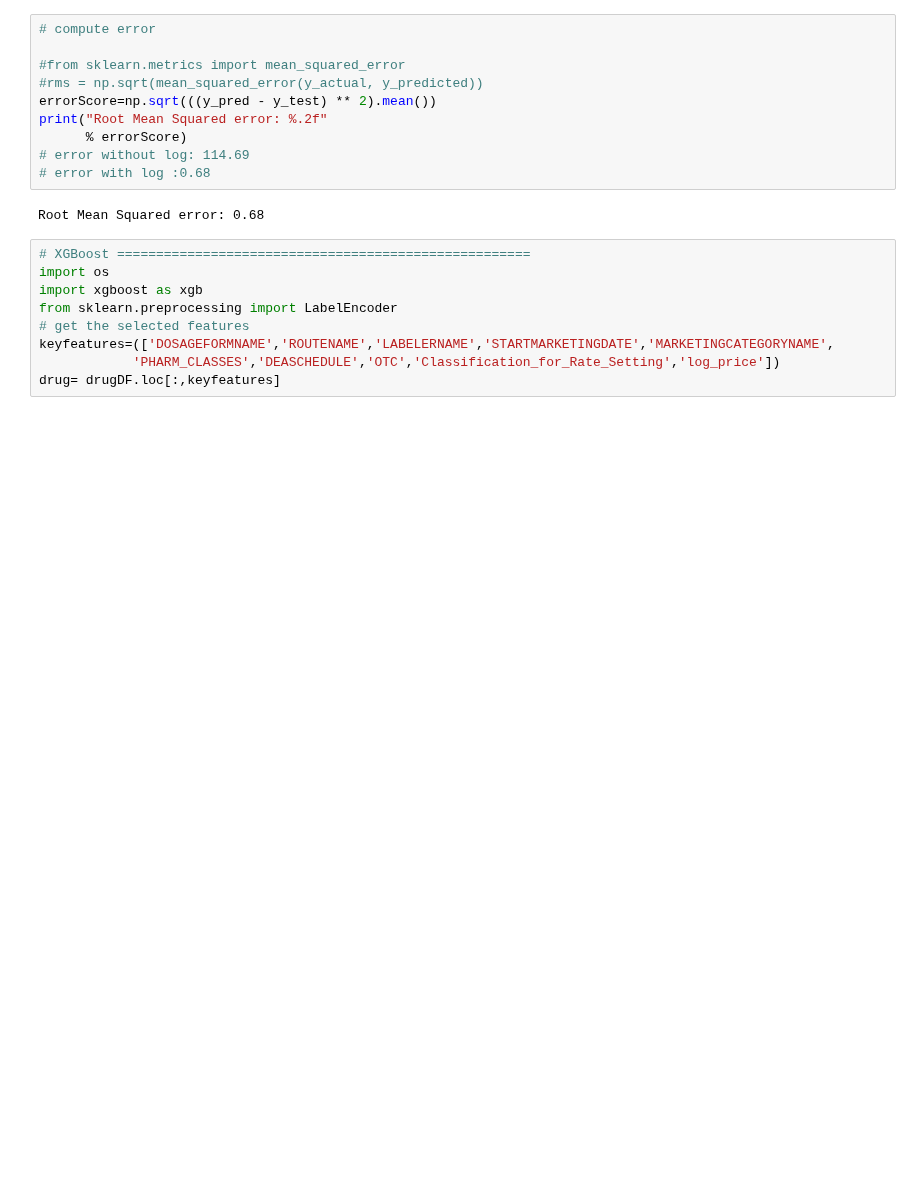
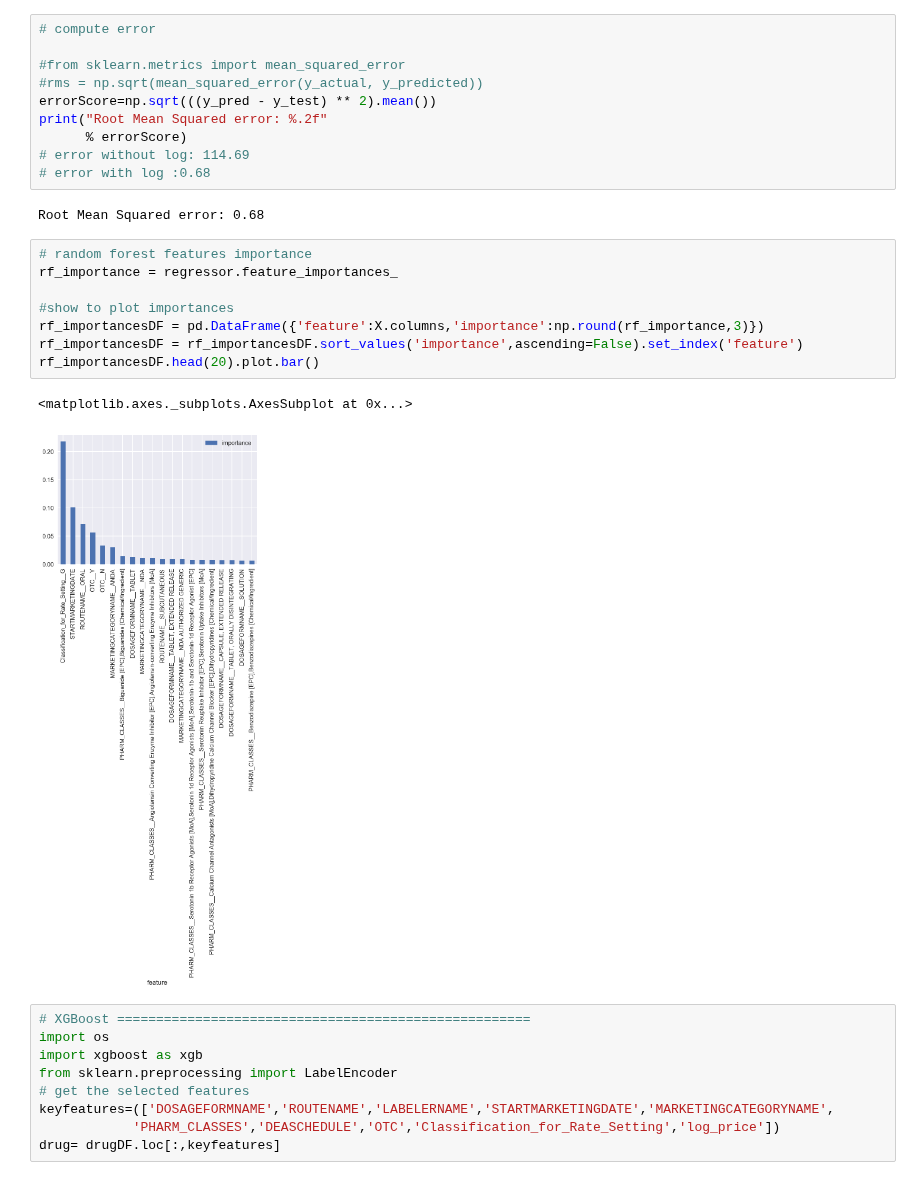
Before and after one commit to nycdatasci/bootcamp009_project, a Jupyter notebook: Project4-Capstone/Robin_Choutine_Bo/Random_Forest_and_XGBoost.ipynb, the cells around one changed output. Drawn from its saved outputs; the diff is of its cells as text; blank space fills up the shorter version.

```diff
--- a/Project4-Capstone/Robin_Choutine_Bo/Random_Forest_and_XGBoost.ipynb
+++ b/Project4-Capstone/Robin_Choutine_Bo/Random_Forest_and_XGBoost.ipynb
@@ -134,6 +134,17 @@ print("Root Mean Squared error: %.2f"
 # error with log :0.68
 # %% [output]
 Root Mean Squared error: 0.68
+# %%
+# random forest features importance
+rf_importance = regressor.feature_importances_
+
+#show to plot importances
+rf_importancesDF = pd.DataFrame({'feature':X.columns,'importance':np.round(rf_importance,3)})
+rf_importancesDF = rf_importancesDF.sort_values('importance',ascending=False).set_index('feature')
+rf_importancesDF.head(20).plot.bar()
+# %% [output]
+<matplotlib.axes._subplots.AxesSubplot at 0x...>
+[figure, added]
 # %%
 # XGBoost =====================================================
 import os
```
Also changed, not shown: parts of 2 cells of this notebook.
